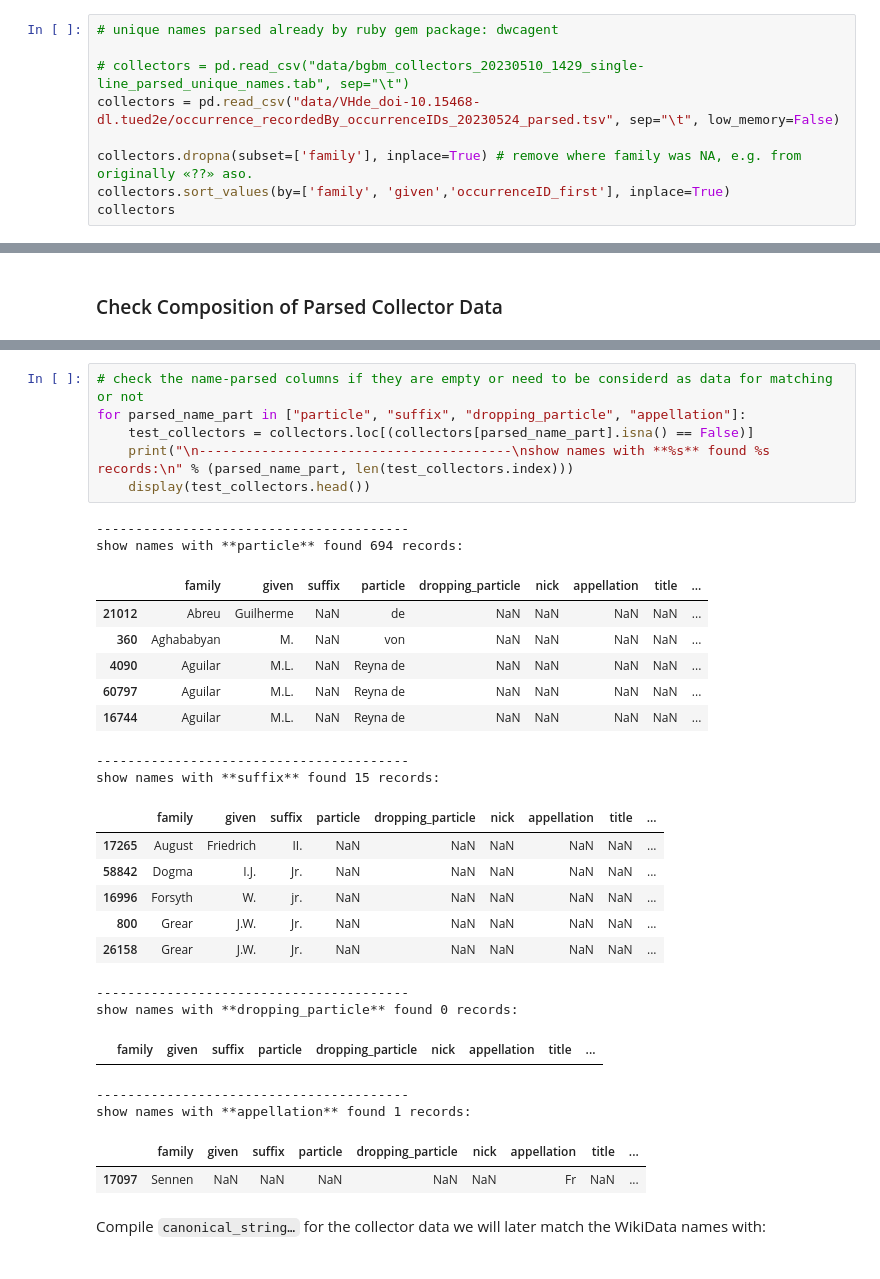
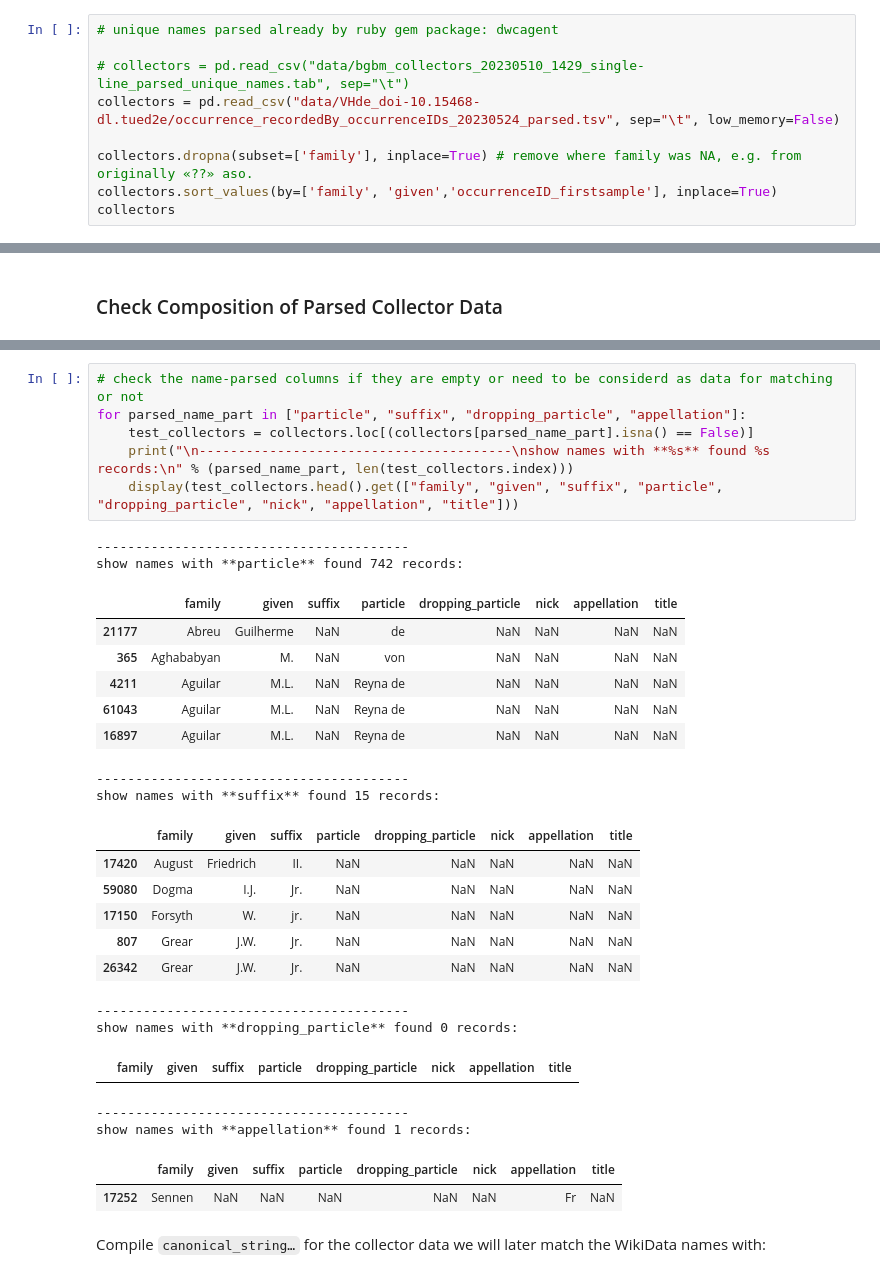
Before and after one commit to infinite-dao/collector-matching, a Jupyter notebook: match_names_BGBM-dwcagent-parsed_vs_WikiData_cosine-similarity.ipynb, the cells around one changed output, grey strips where cells are left out. Saved outputs shown, nothing was run; the diff lists cells and outputs as text.

```diff
--- a/match_names_BGBM-dwcagent-parsed_vs_WikiData_cosine-similarity.ipynb
+++ b/match_names_BGBM-dwcagent-parsed_vs_WikiData_cosine-similarity.ipynb
@@ -100,6 +101,6 @@ refactor df_avh['label'] = → = collectors['canonical_string_collector_parsed']
 collectors = pd.read_csv("data/VHde_doi-10.15468-dl.tued2e/occurrence_recordedBy_occurrenceIDs_20230524_parsed.tsv", sep="\t", low_memory=False)
 
 collectors.dropna(subset=['family'], inplace=True) # remove where family was NA, e.g. from originally «??» aso.
-collectors.sort_values(by=['family', 'given','occurrenceID_first'], inplace=True)
+collectors.sort_values(by=['family', 'given','occurrenceID_firstsample'], inplace=True)
 collectors
 # %% [output]
@@ -141,33 +142,33 @@ Show collecors given name has (propably) a full name (1365 records) …
 # %%
 # check the name-parsed columns if they are empty or need to be considerd as data for matching or not
 for parsed_name_part in ["particle", "suffix", "dropping_particle", "appellation"]:
     test_collectors = collectors.loc[(collectors[parsed_name_part].isna() == False)]
     print("\n----------------------------------------\nshow names with **%s** found %s records:\n" % (parsed_name_part, len(test_collectors.index)))
-    display(test_collectors.head())
+    display(test_collectors.head().get(["family", "given", "suffix", "particle", "dropping_particle", "nick", "appellation", "title"]))
 # %% [output]
 ----------------------------------------
-show names with **particle** found 694 records:
+show names with **particle** found 742 records:
-|  | family | given | suffix | particle | dropping_particle | nick | appellation | title | ... |
-| 21012 | Abreu | Guilherme | NaN | de | NaN | NaN | NaN | NaN | ... |
-| 360 | Aghababyan | M. | NaN | von | NaN | NaN | NaN | NaN | ... |
-| 4090 | Aguilar | M.L. | NaN | Reyna de | NaN | NaN | NaN | NaN | ... |
-| 60797 | Aguilar | M.L. | NaN | Reyna de | NaN | NaN | NaN | NaN | ... |
-| 16744 | Aguilar | M.L. | NaN | Reyna de | NaN | NaN | NaN | NaN | ... |
+|  | family | given | suffix | particle | dropping_particle | nick | appellation | title |
+| 21177 | Abreu | Guilherme | NaN | de | NaN | NaN | NaN | NaN |
+| 365 | Aghababyan | M. | NaN | von | NaN | NaN | NaN | NaN |
+| 4211 | Aguilar | M.L. | NaN | Reyna de | NaN | NaN | NaN | NaN |
+| 61043 | Aguilar | M.L. | NaN | Reyna de | NaN | NaN | NaN | NaN |
+| 16897 | Aguilar | M.L. | NaN | Reyna de | NaN | NaN | NaN | NaN |
 ----------------------------------------
 show names with **suffix** found 15 records:
-|  | family | given | suffix | particle | dropping_particle | nick | appellation | title | ... |
-| 17265 | August | Friedrich | II. | NaN | NaN | NaN | NaN | NaN | ... |
-| 58842 | Dogma | I.J. | Jr. | NaN | NaN | NaN | NaN | NaN | ... |
-| 16996 | Forsyth | W. | jr. | NaN | NaN | NaN | NaN | NaN | ... |
-| 800 | Grear | J.W. | Jr. | NaN | NaN | NaN | NaN | NaN | ... |
-| 26158 | Grear | J.W. | Jr. | NaN | NaN | NaN | NaN | NaN | ... |
+|  | family | given | suffix | particle | dropping_particle | nick | appellation | title |
+| 17420 | August | Friedrich | II. | NaN | NaN | NaN | NaN | NaN |
+| 59080 | Dogma | I.J. | Jr. | NaN | NaN | NaN | NaN | NaN |
+| 17150 | Forsyth | W. | jr. | NaN | NaN | NaN | NaN | NaN |
+| 807 | Grear | J.W. | Jr. | NaN | NaN | NaN | NaN | NaN |
+| 26342 | Grear | J.W. | Jr. | NaN | NaN | NaN | NaN | NaN |
 ----------------------------------------
 show names with **dropping_particle** found 0 records:
-|  | family | given | suffix | particle | dropping_particle | nick | appellation | title | ... |
+|  | family | given | suffix | particle | dropping_particle | nick | appellation | title |
 ----------------------------------------
 show names with **appellation** found 1 records:
-|  | family | given | suffix | particle | dropping_particle | nick | appellation | title | ... |
-| 17097 | Sennen | NaN | NaN | NaN | NaN | NaN | Fr | NaN | ... |
+|  | family | given | suffix | particle | dropping_particle | nick | appellation | title |
+| 17252 | Sennen | NaN | NaN | NaN | NaN | NaN | Fr | NaN |
 # %% [markdown]
 Compile `canonical_string…` for the collector data we will later match the WikiData names with:
 # %%
```
Also changed, not shown: parts of 24 cells of this notebook, 11 other files.
